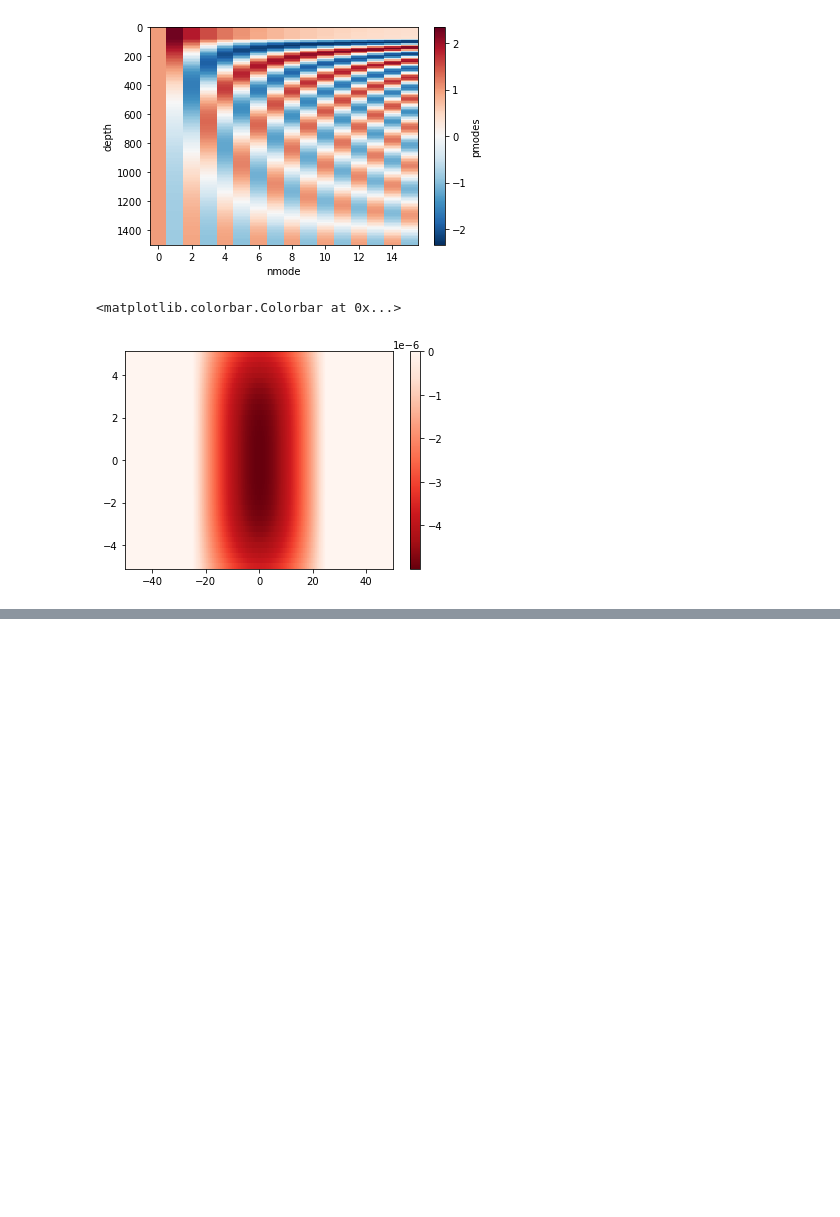
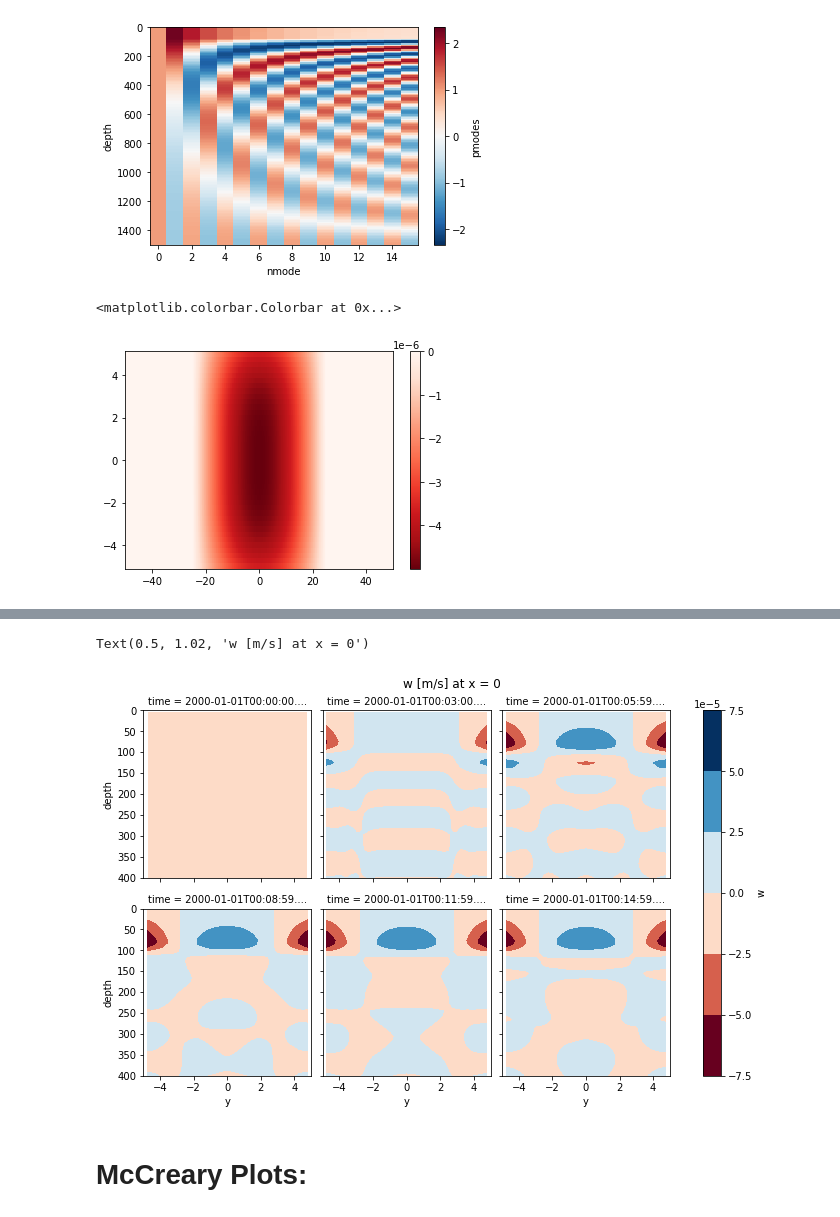
Before and after one commit to vopikamm/multimode-model, a Jupyter notebook: examples/McCreary/McCreary.ipynb, the cells around one changed output, grey strips where cells are left out. Cells and saved outputs as stored; diff of their text form; code cells hidden in the pictures; blank space fills up the shorter version.

```diff
--- a/examples/McCreary/McCreary.ipynb
+++ b/examples/McCreary/McCreary.ipynb
@@ -183,0 +199,8 @@ Text(0.5, 1.02, 'u [m/s] at x = 0')
+# %%
+velocities.w.isel(i = 200).plot.contourf(x='y', y='depth', col="time", col_wrap=3, cmap='RdBu', yincrease=False, ylim = (400, 0));
+plt.suptitle('w [m/s] at x = 0', y=1.02)
+# %% [output]
+Text(0.5, 1.02, 'w [m/s] at x = 0')
+[figure, added]
+# %% [markdown]
+# McCreary Plots:
```
Also changed, not shown: parts of 15 cells of this notebook, 1 other file.
